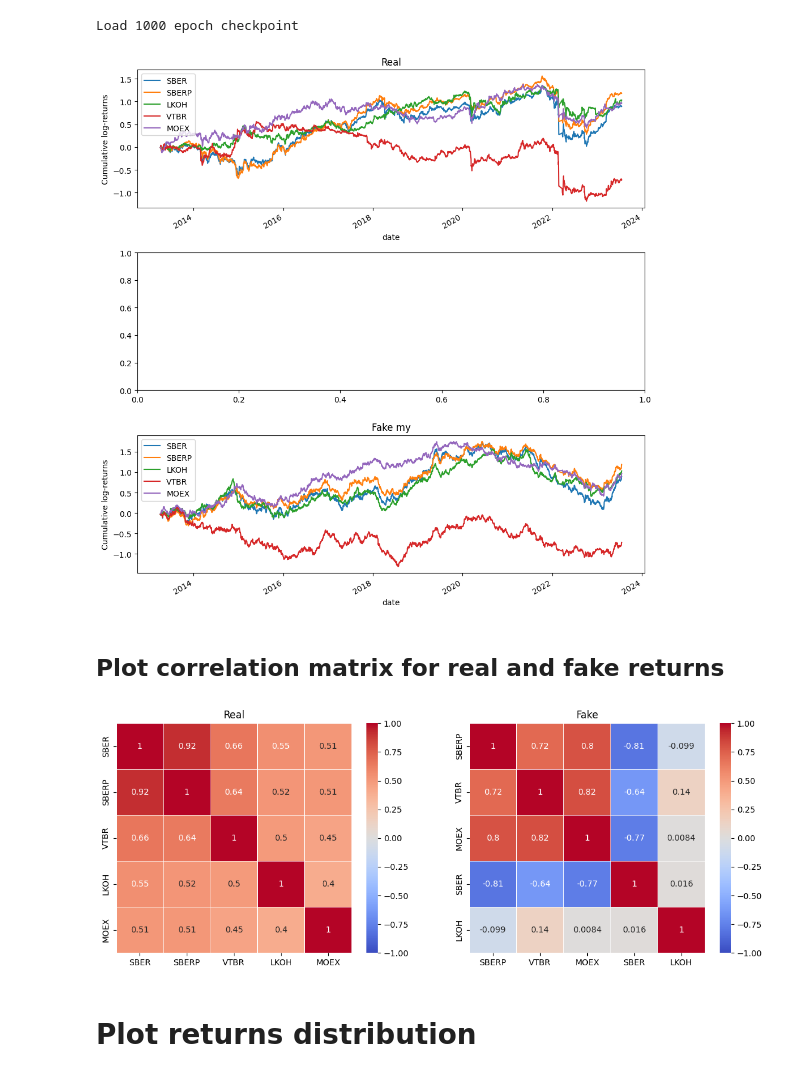
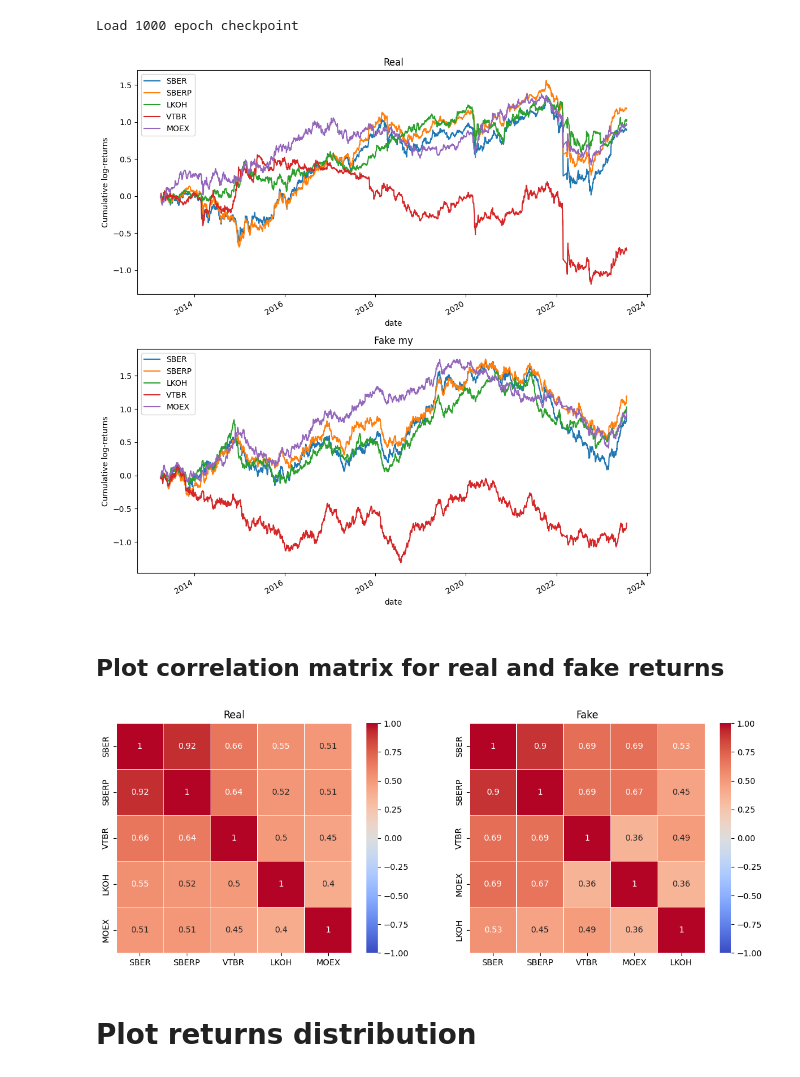
Before and after one commit to GudkovNikolay/Interactive_dashboard_ECML_2025, a Jupyter notebook: library/gan compare with orig.ipynb, the cells around one changed output. Drawn from its saved outputs; the diff is of its cells as text; code cells hidden in the pictures.

```diff
--- a/library/gan compare with orig.ipynb
+++ b/library/gan compare with orig.ipynb
@@ -138,22 +98,16 @@ my_df_returns_fake = generate_fake_returns(generator_my, df_returns_real, seed=0
 # %% [output]
 Load 1000 epoch checkpoint
 # %%
-fig, (ax1, ax2, ax3) = plt.subplots(3, 1, figsize=(10, 10))
+fig, (ax1, ax2) = plt.subplots(2, 1, figsize=(10, 10))
 
-plt.subplot(3, 1, 1)
+plt.subplot(2, 1, 1)
 
 df_returns_real.cumsum().plot(ax=ax1)
 plt.title('Real')
 plt.ylabel('Cumulative log-returns')
 
-# plt.subplot(3, 1, 2)
-# maksim_df_returns_fake.cumsum().plot(ax=ax2)
-# plt.title('Fake maksim')
-# plt.ylabel('Cumulative log-returns')
-
-
-plt.subplot(3, 1, 3)
-my_df_returns_fake.cumsum().plot(ax=ax3)
+plt.subplot(2, 1, 2)
+my_df_returns_fake.cumsum().plot(ax=ax2)
 plt.title('Fake my')
 plt.ylabel('Cumulative log-returns')
 
@@ -161,25 +115,25 @@ plt.tight_layout()
 
 plt.show()
 # %% [output]
-[figure, old version]
+[figure, new version]
 # %% [markdown]
 ## Plot correlation matrix for real and fake returns
 # %%
 from correlations import plot_correlation_matrix
 
 plt.subplots(1, 2, figsize=(14, 5))
 
 plt.subplot(1, 2, 1)
 plot_correlation_matrix(df_returns_real.corr())
 plt.title('Real')
 
 plt.subplot(1, 2, 2)
-plot_correlation_matrix(df_returns_fake.corr())
+plot_correlation_matrix(my_df_returns_fake.corr())
 plt.title('Fake')
 
 plt.show()
 # %% [output]
-[figure, old version]
+[figure, new version]
 # %% [markdown]
 # Plot returns distribution
 # %%
```
Also changed, not shown: parts of 7 cells of this notebook, 5 other files.
